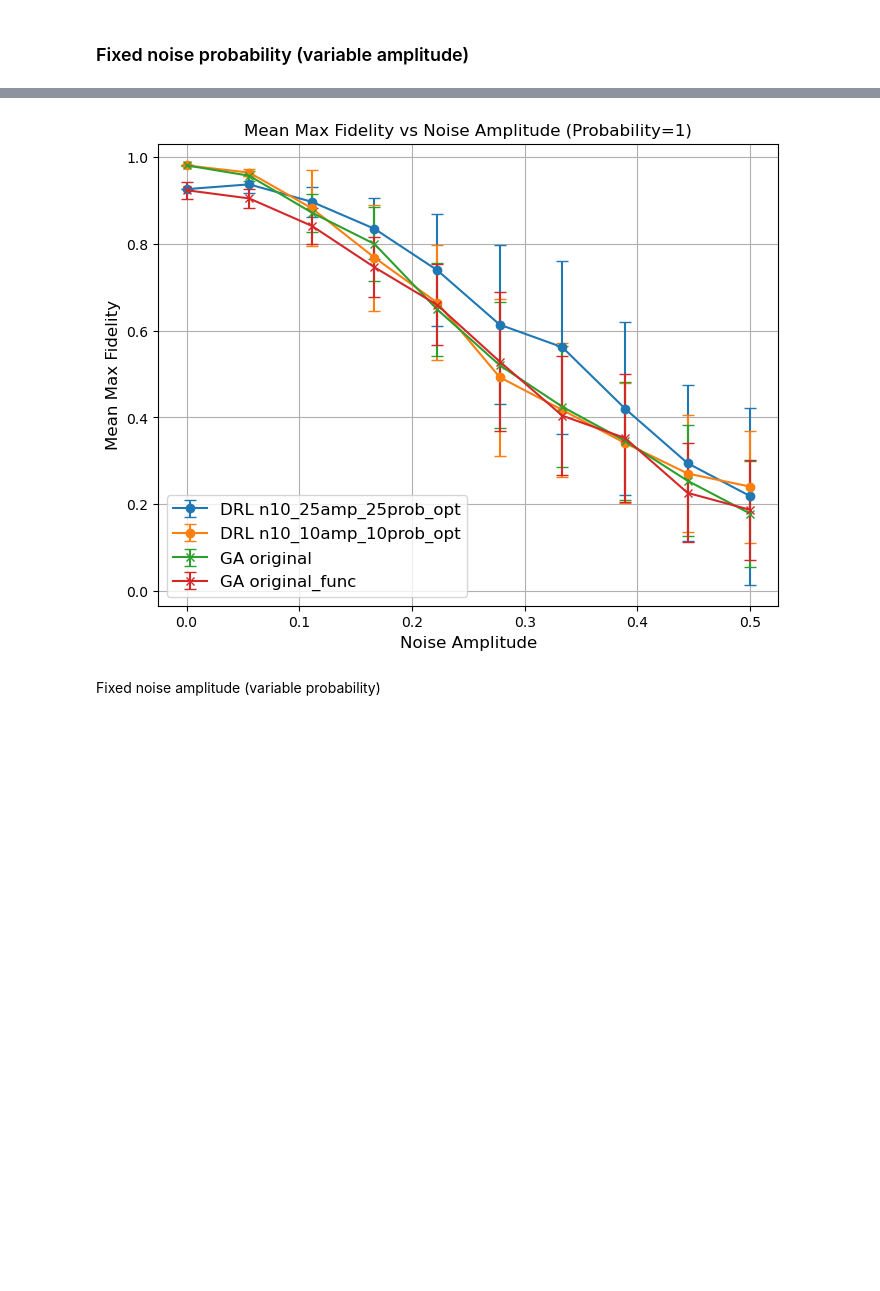
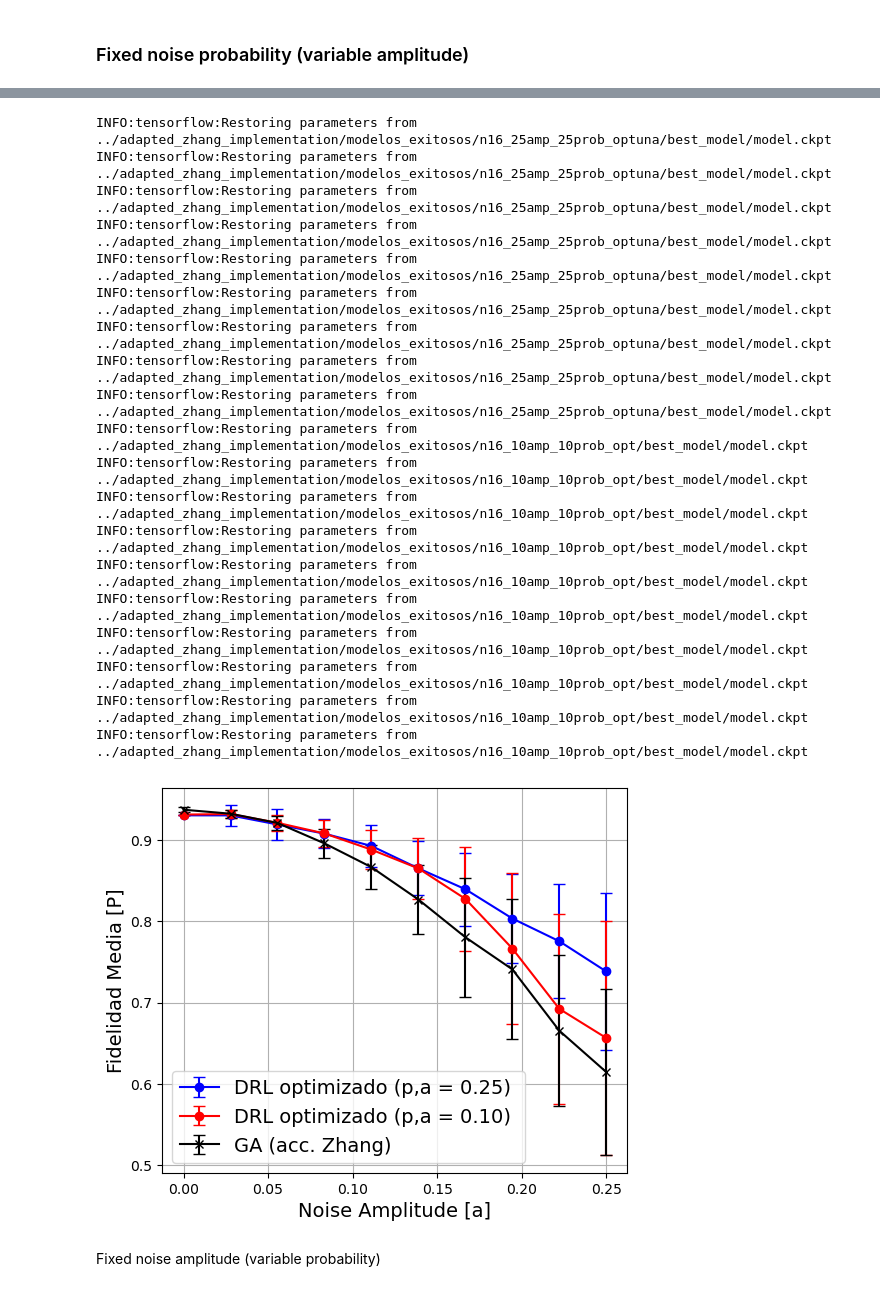
Before and after one commit to sofips/qst_control, a Jupyter notebook: adapted_zhang_implementation/method_comparing.ipynb, the cells around one changed output, grey strips where cells are left out. Saved outputs shown, nothing was run; the diff lists cells and outputs as text; code cells hidden in the pictures; blank space fills up the shorter version.

Commit message:
graph formatting

```diff
--- a/adapted_zhang_implementation/method_comparing.ipynb
+++ b/adapted_zhang_implementation/method_comparing.ipynb
@@ -8,3 +8,6 @@ import sys
 
 from state_env import State
 from RL_brain_pi_deep import DQNPrioritizedReplay
+
+
+plt.rcParams['axes.prop_cycle'] = plt.cycler(color=['blue', 'red', 'black', 'cyan', 'magenta', 'yellow', 'black'])
@@ -17,19 +25,19 @@ In the following cell, one should specify the directory containing the GA soluti
 # Define lists of directories for GA and DRL
 # Example usage: fill these lists with the directories you want to compare
 list_genetic_resulting_directories = [
-    '../genetic_algorithm/results/original_functions_ht',
-    '../genetic_algorithm/results/original_functions',
+    '../genetic_algorithm/results/original_functions_high_tol',
+#    '../genetic_algorithm/results/original_functions',
 ]
-ga_labels = ['original', 'original_func']
+ga_labels = ['(acc. Zhang)', '(original_func)']
 list_trained_drl_directories = [
-    '../adapted_zhang_implementation/modelos_exitosos/n10_25amp_25prob_opt',
-    '../adapted_zhang_implementation/modelos_exitosos/n10_10amp_10prob_opt',
+    '../adapted_zhang_implementation/modelos_exitosos/n16_25amp_25prob_optuna',
+    '../adapted_zhang_implementation/modelos_exitosos/n16_10amp_10prob_opt',
 ]
-rl_labels = ['n10_25amp_25prob_opt', 'n10_10amp_10prob_opt']
+rl_labels = ['DRL optimizado (p,a = 0.25) ', 'DRL optimizado (p,a = 0.10)']
 
 # chain length (since ga directories include results for different chain lengths)
-chain_length = 10
-val_episodes = 50  # default, can be changed
+chain_length = 16
+val_episodes = 80  # default, can be changed
 
 ga_solutions_list = []
 ga_config_instances = []
@@ -60,10 +68,10 @@ for trained_drl_directory in list_trained_drl_directories:
 ### Fixed noise probability (variable amplitude)
 # %%
 noise_steps = 10
-noise_amplitude_values = np.linspace(0, 0.5, noise_steps)
-fixed_probability_value = 1
-fs = 12
-plt.figure(figsize=(8, 6))
+noise_amplitude_values = np.linspace(0, 0.25, noise_steps)
+fixed_probability_value = 0.5
+fs = 14
+plt.figure(figsize=(6, 5))
 
 # DRL comparison for each directory
 for idx, (rl_config_instance, trained_drl_directory, rl_label) in enumerate(zip(rl_config_instances, list_trained_drl_directories, rl_labels)):
@@ -96,7 +104,7 @@ for idx, (rl_config_instance, trained_drl_directory, rl_label) in enumerate(zip(
                 max_fids.append(fid_max)
             mean_fids.append(np.mean(max_fids))
             std_fids.append(np.std(max_fids))
-    plt.errorbar(noise_amplitude_values, mean_fids, yerr=std_fids, marker='o', label=f'DRL {rl_label}', capsize=4)
+    plt.errorbar(noise_amplitude_values, mean_fids, yerr=std_fids, marker='o', label=f'{rl_label}', capsize=4)
 
 # GA comparison for each directory
 def ga_sweep(ga_solutions, ga_config_instance):
@@ -129,9 +137,9 @@ for idx, (ga_solutions, ga_config_instance, ga_label) in enumerate(zip(ga_soluti
     mean_fids, std_fids = ga_sweep(ga_solutions, ga_config_instance)
     plt.errorbar(noise_amplitude_values, mean_fids, yerr=std_fids, marker='x', label=f'GA {ga_label}', capsize=4)
 
-plt.xlabel('Noise Amplitude', fontsize=fs)
-plt.title(f'Mean Max Fidelity vs Noise Amplitude (Probability={fixed_probability_value})', fontsize=fs)
-plt.ylabel('Mean Max Fidelity', fontsize=fs)
+plt.xlabel('Noise Amplitude [a]', fontsize=fs)
+#plt.title(f'Mean Max Fidelity vs Noise Amplitude (Probability={fixed_probability_value})', fontsize=fs)
+plt.ylabel('Fidelidad Media [P]', fontsize=fs)
 plt.legend(fontsize=fs)
 plt.grid(True)
 plt.show()
@@ -159,4 +154,23 @@ INFO:tensorflow:Restoring parameters from ../adapted_zhang_implementation/modelo
+INFO:tensorflow:Restoring parameters from ../adapted_zhang_implementation/modelos_exitosos/n16_25amp_25prob_optuna/best_model/model.ckpt
+INFO:tensorflow:Restoring parameters from ../adapted_zhang_implementation/modelos_exitosos/n16_25amp_25prob_optuna/best_model/model.ckpt
+INFO:tensorflow:Restoring parameters from ../adapted_zhang_implementation/modelos_exitosos/n16_25amp_25prob_optuna/best_model/model.ckpt
+INFO:tensorflow:Restoring parameters from ../adapted_zhang_implementation/modelos_exitosos/n16_25amp_25prob_optuna/best_model/model.ckpt
+INFO:tensorflow:Restoring parameters from ../adapted_zhang_implementation/modelos_exitosos/n16_25amp_25prob_optuna/best_model/model.ckpt
+INFO:tensorflow:Restoring parameters from ../adapted_zhang_implementation/modelos_exitosos/n16_25amp_25prob_optuna/best_model/model.ckpt
+INFO:tensorflow:Restoring parameters from ../adapted_zhang_implementation/modelos_exitosos/n16_25amp_25prob_optuna/best_model/model.ckpt
+INFO:tensorflow:Restoring parameters from ../adapted_zhang_implementation/modelos_exitosos/n16_25amp_25prob_optuna/best_model/model.ckpt
+INFO:tensorflow:Restoring parameters from ../adapted_zhang_implementation/modelos_exitosos/n16_25amp_25prob_optuna/best_model/model.ckpt
+INFO:tensorflow:Restoring parameters from ../adapted_zhang_implementation/modelos_exitosos/n16_10amp_10prob_opt/best_model/model.ckpt
+INFO:tensorflow:Restoring parameters from ../adapted_zhang_implementation/modelos_exitosos/n16_10amp_10prob_opt/best_model/model.ckpt
+INFO:tensorflow:Restoring parameters from ../adapted_zhang_implementation/modelos_exitosos/n16_10amp_10prob_opt/best_model/model.ckpt
+INFO:tensorflow:Restoring parameters from ../adapted_zhang_implementation/modelos_exitosos/n16_10amp_10prob_opt/best_model/model.ckpt
+INFO:tensorflow:Restoring parameters from ../adapted_zhang_implementation/modelos_exitosos/n16_10amp_10prob_opt/best_model/model.ckpt
+INFO:tensorflow:Restoring parameters from ../adapted_zhang_implementation/modelos_exitosos/n16_10amp_10prob_opt/best_model/model.ckpt
+INFO:tensorflow:Restoring parameters from ../adapted_zhang_implementation/modelos_exitosos/n16_10amp_10prob_opt/best_model/model.ckpt
+INFO:tensorflow:Restoring parameters from ../adapted_zhang_implementation/modelos_exitosos/n16_10amp_10prob_opt/best_model/model.ckpt
+INFO:tensorflow:Restoring parameters from ../adapted_zhang_implementation/modelos_exitosos/n16_10amp_10prob_opt/best_model/model.ckpt
+INFO:tensorflow:Restoring parameters from ../adapted_zhang_implementation/modelos_exitosos/n16_10amp_10prob_opt/best_model/model.ckpt
-[figure, old version]
+[figure, new version]
 # %% [markdown]
 Fixed noise amplitude (variable probability)
 # %%
```
Also changed, not shown: parts of 3 cells of this notebook, 1 other file.
